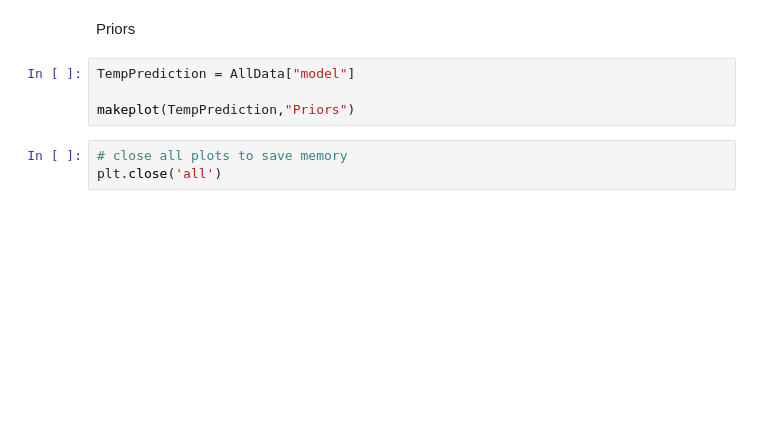
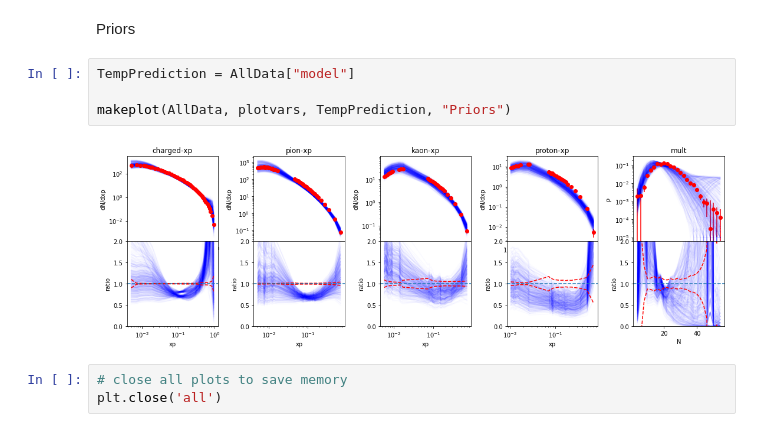
Before and after one commit to JETSCAPE/STAT, a Jupyter notebook: epem-tune.ipynb, the cells around one changed output. Drawn from its saved outputs; the diff is of its cells as text; blank space fills up the shorter version.

```diff
--- a/epem-tune.ipynb
+++ b/epem-tune.ipynb
@@ -284,7 +294,9 @@ Priors
 # %%
 TempPrediction = AllData["model"]
 
-makeplot(TempPrediction,"Priors")
+makeplot(AllData, plotvars, TempPrediction, "Priors")
+# %% [output]
+[figure, added]
 # %%
 # close all plots to save memory
 plt.close('all')
```
Also changed, not shown: parts of 13 cells of this notebook, 3 other files.
